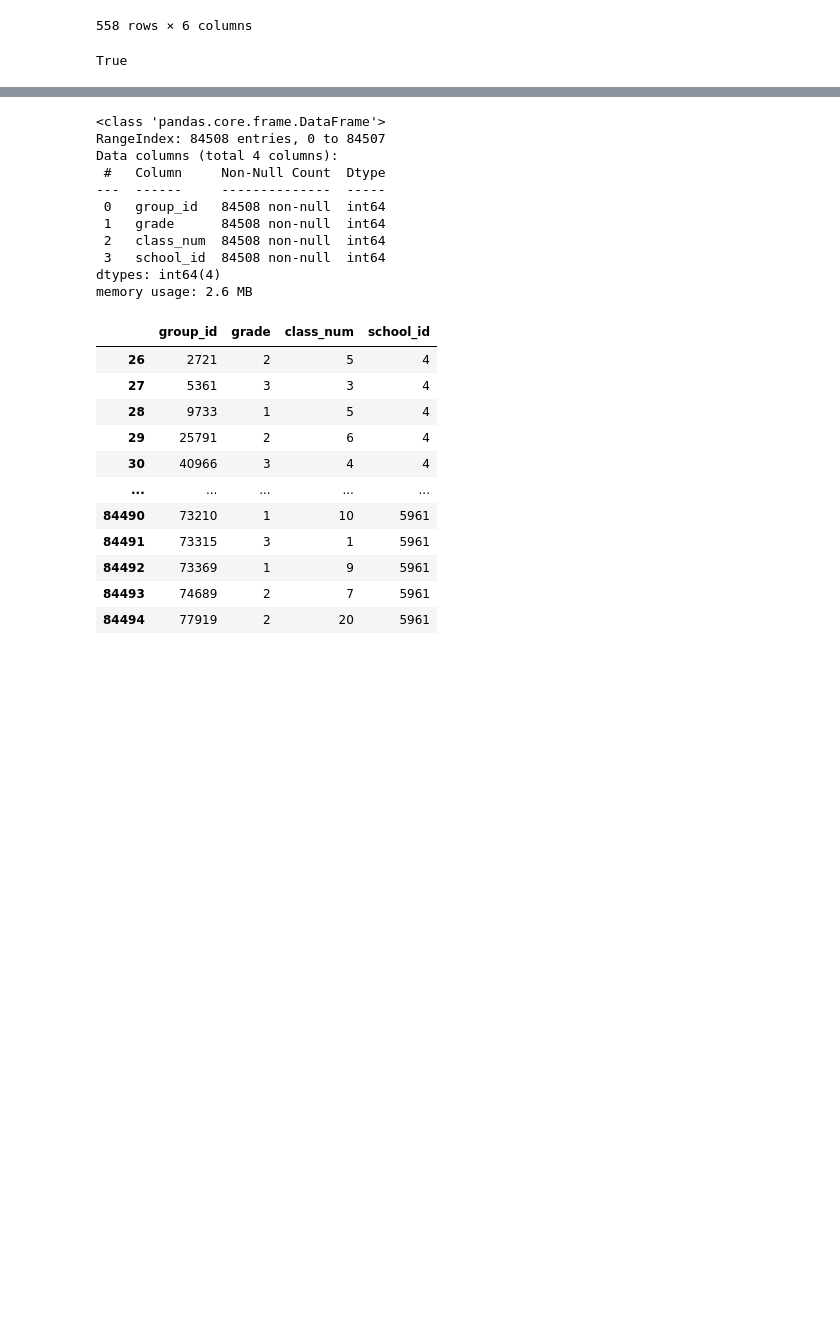
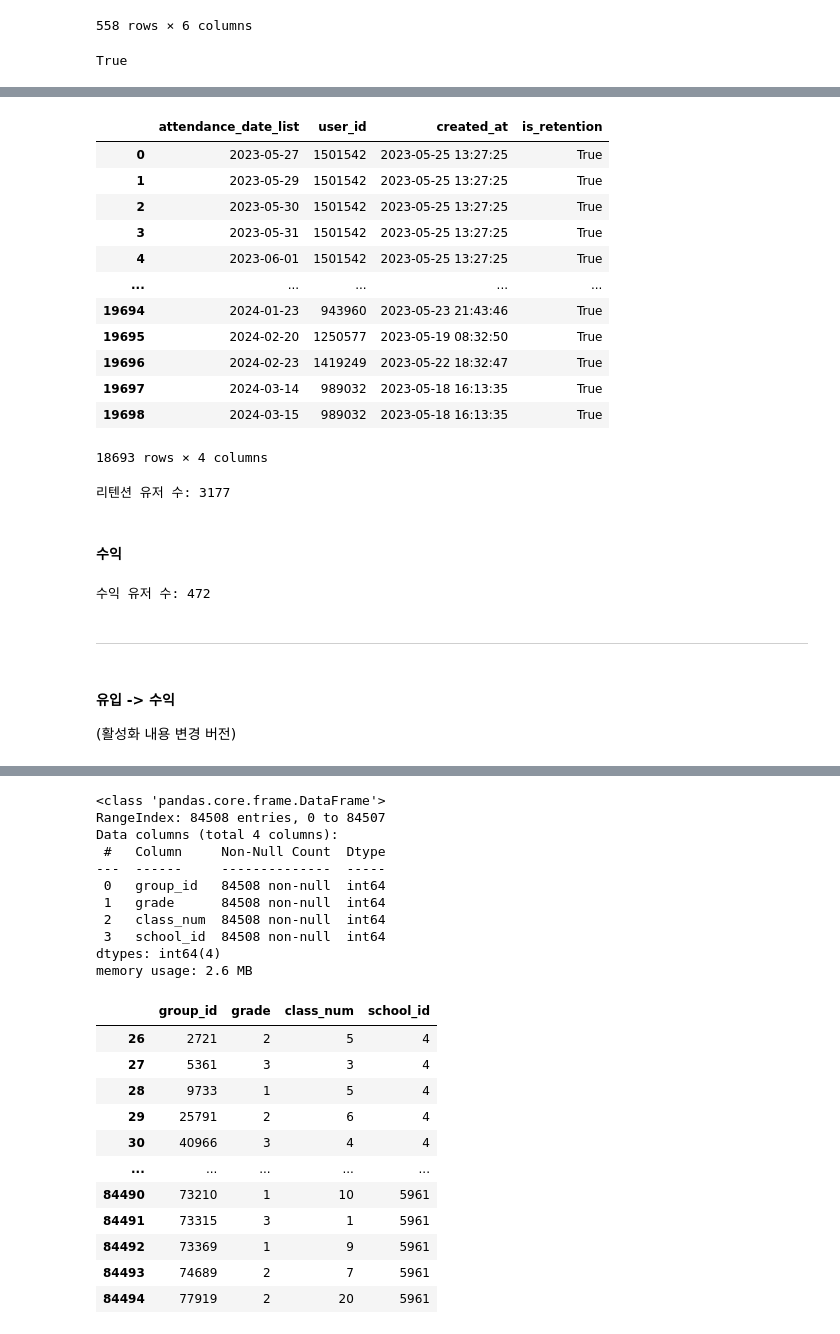
Before and after one commit to EtheriumArchive/Codeit_project, a Jupyter notebook: analysis_eunsu_v1.ipynb, the cells around one changed output, grey strips where cells are left out. Drawn from its saved outputs; the diff is of its cells as text; code cells hidden in the pictures; blank space fills up the shorter version.

```diff
--- a/analysis_eunsu_v1.ipynb
+++ b/analysis_eunsu_v1.ipynb
@@ -1171,0 +1280,26 @@ True
+# %%
+bcde_question.sort_values(by='created_at', inplace=True)
+
+# 질문 열어서 만든 첫 시기를 가져옴
+# 근데 수동 유저, 능동 유저의 첫 시기들이 겹쳐져 있으므로,
+# 수동 유저 첫 시기만 따로 구하고,
+# 능동 유저의 첫 시기만 따로 구해서 합쳐야 할듯
+
+first_question_choose = bcde_question.drop_duplicates(subset='user_id', keep='first') # 능동 유저
+first_question_chosen = bcde_question.drop_duplicates(subset='chosen_user_id', keep='first') # 수동 유저
+
+first_question_choose = first_question_choose[['user_id', 'created_at']]
+first_question_chosen = first_question_chosen[['chosen_user_id', 'created_at']]
+first_question_chosen.rename(columns={'chosen_user_id': 'user_id'}, inplace=True)
+
+# 두 테이블 합침
+first_question = pd.concat([first_question_choose, first_question_chosen])
+
+# 능동 유저가 질문 선택됐을 수도 있으니
+# 시간 제일 빠른 순으로 중복값 제거
+first_question.sort_values(by='created_at', inplace=True)
+first_question.drop_duplicates(subset='user_id', keep='first', inplace=True)
+
+# 참여에서 구한 인원과 같음!
+# 잘 구해진 것을 확인
+first_question['user_id'].nunique()
@@ -1171,0 +1312,11 @@ True
+# %%
+# 어차피 접속을 하면 남는 게 출석 테이블이겠지..?
+# 출석 테이블로 확인해보자
+# 일단 참여 유저만 남겨둠
+bcde_attendance = funnel_attendance[funnel_attendance['user_id'].isin(bcde_question_total_user)]
+
+# 참여 다음날을 비교하기 위해 합쳐줌
+bcde_attendance_merge = pd.merge(bcde_attendance, first_question, on='user_id', how='left')
+bcde_attendance_merge.isnull().sum() # 합치면서 결측치 없었음
+
+bcde_attendance_merge
@@ -1171,0 +1337,39 @@ True
+# %%
+# 첫 질문 세트 기록 이후 접속했는가?
+bcde_attendance_merge['is_retention'] = bcde_attendance_merge['created_at'] < bcde_attendance_merge['attendance_date_list']
+bcde_attendance_merge = bcde_attendance_merge[bcde_attendance_merge['is_retention'] == 1]
+
+bcde_attendance_merge
+# %% [output]
+|  | attendance_date_list | user_id | created_at | is_retention |
+| 0 | 2023-05-27 | 1501542 | 2023-05-25 13:27:25 | True |
+| 1 | 2023-05-29 | 1501542 | 2023-05-25 13:27:25 | True |
+| 2 | 2023-05-30 | 1501542 | 2023-05-25 13:27:25 | True |
+| 3 | 2023-05-31 | 1501542 | 2023-05-25 13:27:25 | True |
+| 4 | 2023-06-01 | 1501542 | 2023-05-25 13:27:25 | True |
+| ... | ... | ... | ... | ... |
+| 19694 | 2024-01-23 | 943960 | 2023-05-23 21:43:46 | True |
+| 19695 | 2024-02-20 | 1250577 | 2023-05-19 08:32:50 | True |
+| 19696 | 2024-02-23 | 1419249 | 2023-05-22 18:32:47 | True |
+| 19697 | 2024-03-14 | 989032 | 2023-05-18 16:13:35 | True |
+| 19698 | 2024-03-15 | 989032 | 2023-05-18 16:13:35 | True |
+18693 rows × 4 columns
+# %%
+bcde_attendance_user = bcde_attendance_merge['user_id'].unique()
+print(f'리텐션 유저 수: {len(bcde_attendance_user)}')
+# %% [output]
+리텐션 유저 수: 3177
+# %% [markdown]
+#### 수익
+# %%
+bcde_payment = funnel_payment[funnel_payment['user_id'].isin(bcde_attendance_user)]
+
+bcde_payment_user = bcde_payment['user_id'].unique()
+print(f'수익 유저 수: {len(bcde_payment_user)}')
+# %% [output]
+수익 유저 수: 472
+# %% [markdown]
+---
+# %% [markdown]
+#### 유입 -> 수익
+(활성화 내용 변경 버전)
```
Also changed, not shown: parts of 24 cells of this notebook.
